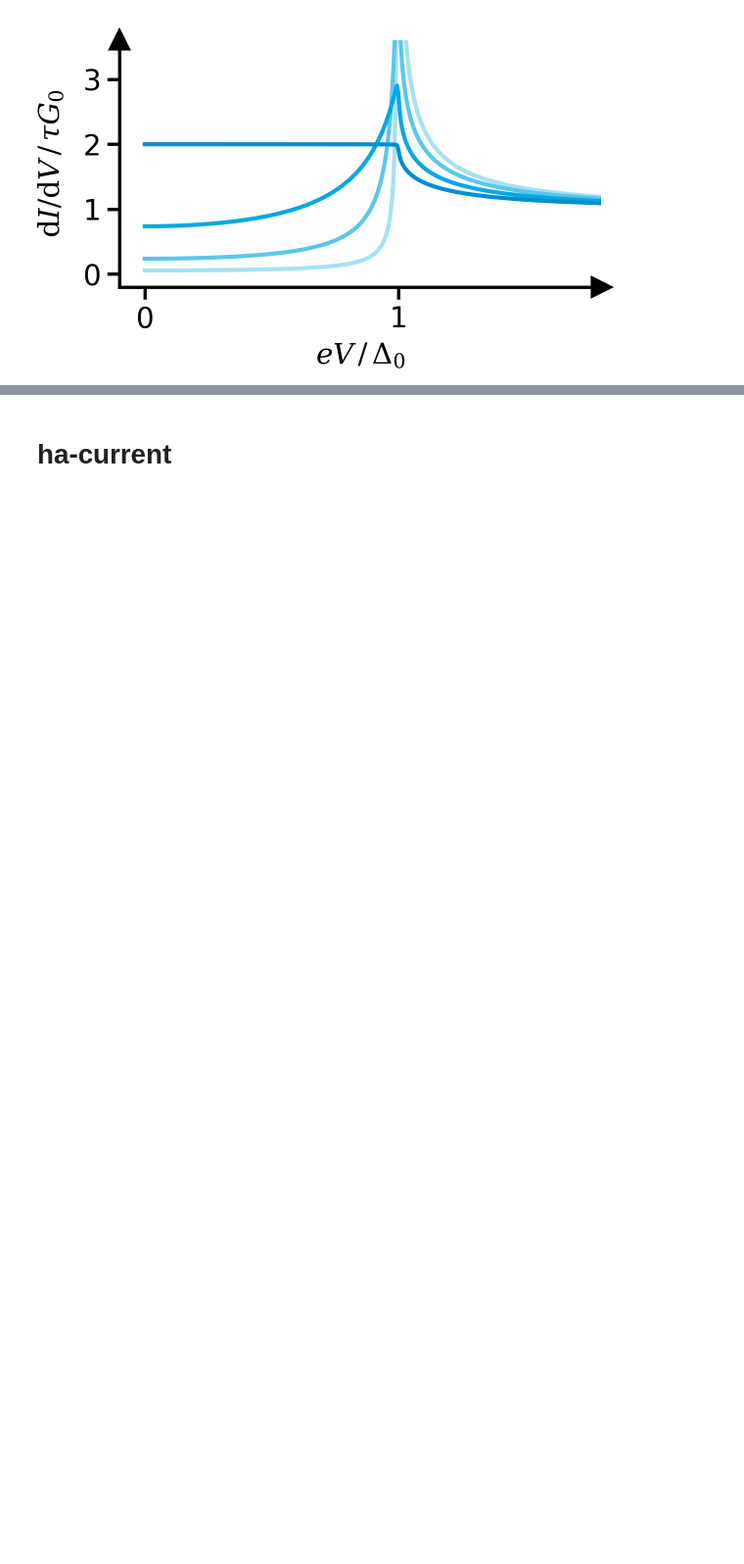
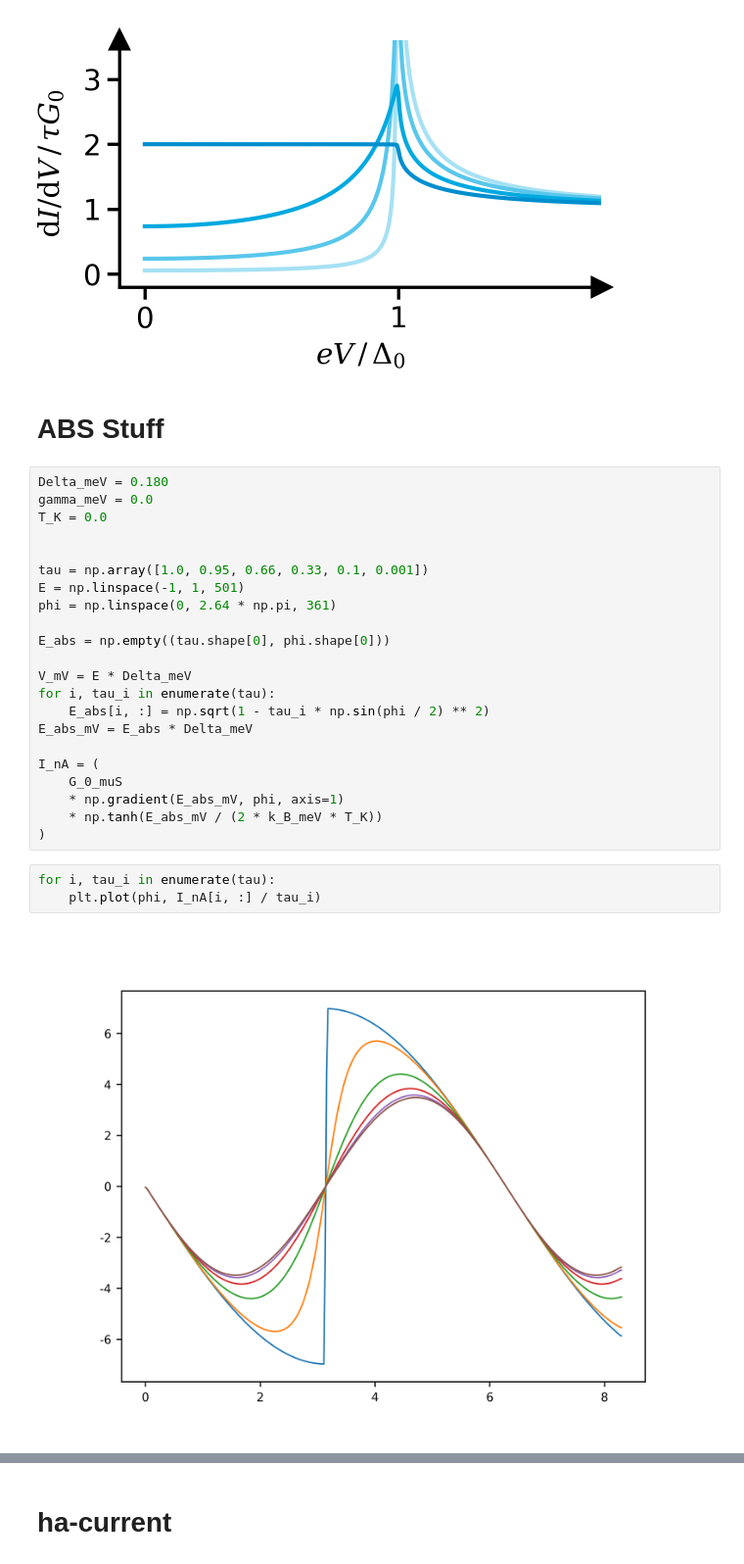
Before and after one commit to schmampf/dissertation, a Jupyter notebook: theory/meso/meso.ipynb, the cells around one changed output, grey strips where cells are left out. Shown at 98% size. Drawn from its saved outputs; the diff is of its cells as text; blank space fills up the shorter version.

Commit message:
beginning of abs plots.

```diff
--- a/theory/meso/meso.ipynb
+++ b/theory/meso/meso.ipynb
@@ -211,3 +211,32 @@ title = "btk-didv"
 theory_layout(fig, ax, title, xlabel, ylabel)
 # %% [output]
 [figure]
+# %% [markdown]
+# ABS Stuff
+# %%
+Delta_meV = 0.180
+gamma_meV = 0.0
+T_K = 0.0
+
+
+tau = np.array([1.0, 0.95, 0.66, 0.33, 0.1, 0.001])
+E = np.linspace(-1, 1, 501)
+phi = np.linspace(0, 2.64 * np.pi, 361)
+
+E_abs = np.empty((tau.shape[0], phi.shape[0]))
+
+V_mV = E * Delta_meV
+for i, tau_i in enumerate(tau):
+    E_abs[i, :] = np.sqrt(1 - tau_i * np.sin(phi / 2) ** 2)
+E_abs_mV = E_abs * Delta_meV
+
+I_nA = (
+    G_0_muS
+    * np.gradient(E_abs_mV, phi, axis=1)
+    * np.tanh(E_abs_mV / (2 * k_B_meV * T_K))
+)
+# %%
+for i, tau_i in enumerate(tau):
+    plt.plot(phi, I_nA[i, :] / tau_i)
+# %% [output]
+[figure, added]
```
Also changed, not shown: parts of 2 cells of this notebook, 4 other files.
